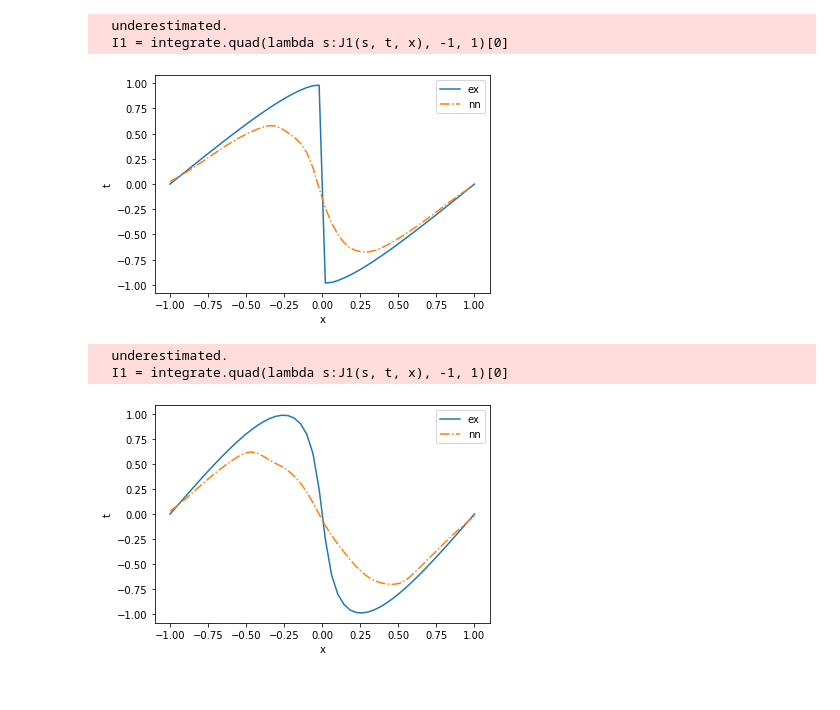
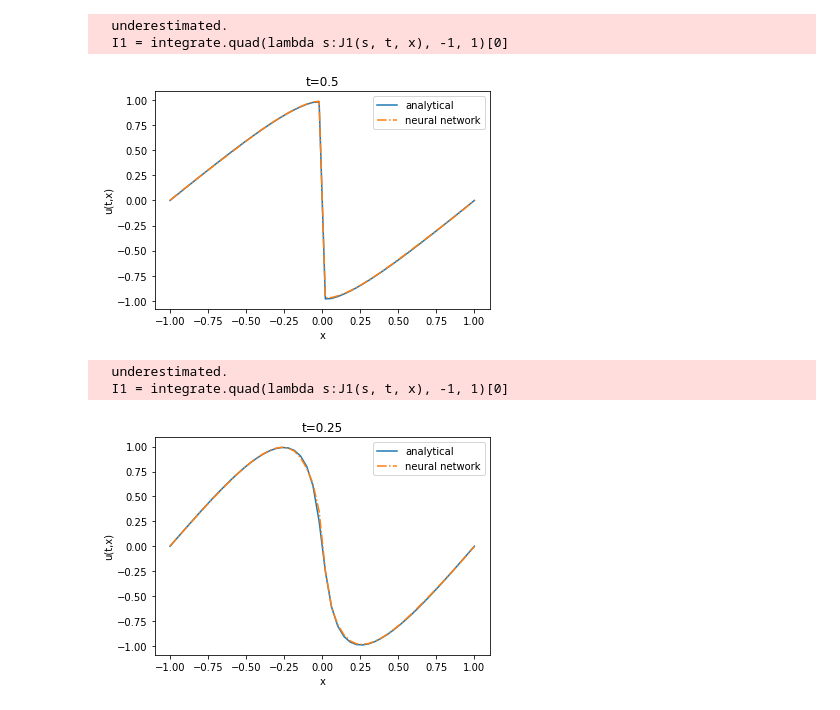
Before and after one commit to Sprunckt/PINN_pde_solver, a Jupyter notebook: burger.ipynb, the cells around one changed output. Saved outputs shown, nothing was run; the diff lists cells and outputs as text; code cells hidden in the pictures.

Commit message:
fixed legends and plots

```diff
--- a/burger.ipynb
+++ b/burger.ipynb
@@ -69,5 +71,5 @@ def burger_fun(v_fun, t, x, training=False):
 monitor = LRSchedule(decay_factor=0.5, patience=50, restore_best=True)
 solver = Solver(collocation_test, boundary_test, boundary_cond_test, burger_fun, lr_sch=monitor, dropout=0, lr=0.01)
 
-solver.train(2000, collocation_train, boundary_train, boundary_cond_train, verbose=True)
+solver.train(20000, collocation_train, boundary_train, boundary_cond_train, verbose=True)
 # %% [output]
@@ -115,28 +131,30 @@ def solution(t, x):
 # %%
 x = np.linspace(-1, 1, 50).reshape([-1, 1])
 t = 0.5*np.ones_like(x)
 v_ex = [solution(t, x) for (t,x) in zip(t.flatten(), x.flatten())]
 v_neu = solver.v(t, x)
-plt.plot(x, v_ex, label='ex')
-plt.plot(x, v_neu, '-.', label='nn')
+plt.title('t=0.5')
+plt.plot(x, v_ex, label='analytical')
+plt.plot(x, v_neu, '-.', label='neural network')
 plt.xlabel("x")
-plt.ylabel("t")
+plt.ylabel("u(t,x)")
 plt.legend();
 # %% [output]
   underestimated.
   I1 = integrate.quad(lambda s:J1(s, t, x), -1, 1)[0]
-[figure, old version]
+[figure, new version]
 # %%
 x = np.linspace(-1, 1, 50).reshape([-1, 1])
 t = 0.25*np.ones_like(x)
 v_ex = [solution(t, x) for (t,x) in zip(t.flatten(), x.flatten())]
 v_neu = solver.v(t, x)
-plt.plot(x, v_ex, label='ex')
-plt.plot(x, v_neu, '-.', label='nn')
+plt.title('t=0.25')
+plt.plot(x, v_ex, label='analytical')
+plt.plot(x, v_neu, '-.', label='neural network')
 plt.xlabel("x")
-plt.ylabel("t")
+plt.ylabel("u(t,x)")
 plt.legend();
 # %% [output]
   underestimated.
   I1 = integrate.quad(lambda s:J1(s, t, x), -1, 1)[0]
-[figure, old version]
+[figure, new version]
```
Also changed, not shown: parts of 5 cells of this notebook, 1 other file.
